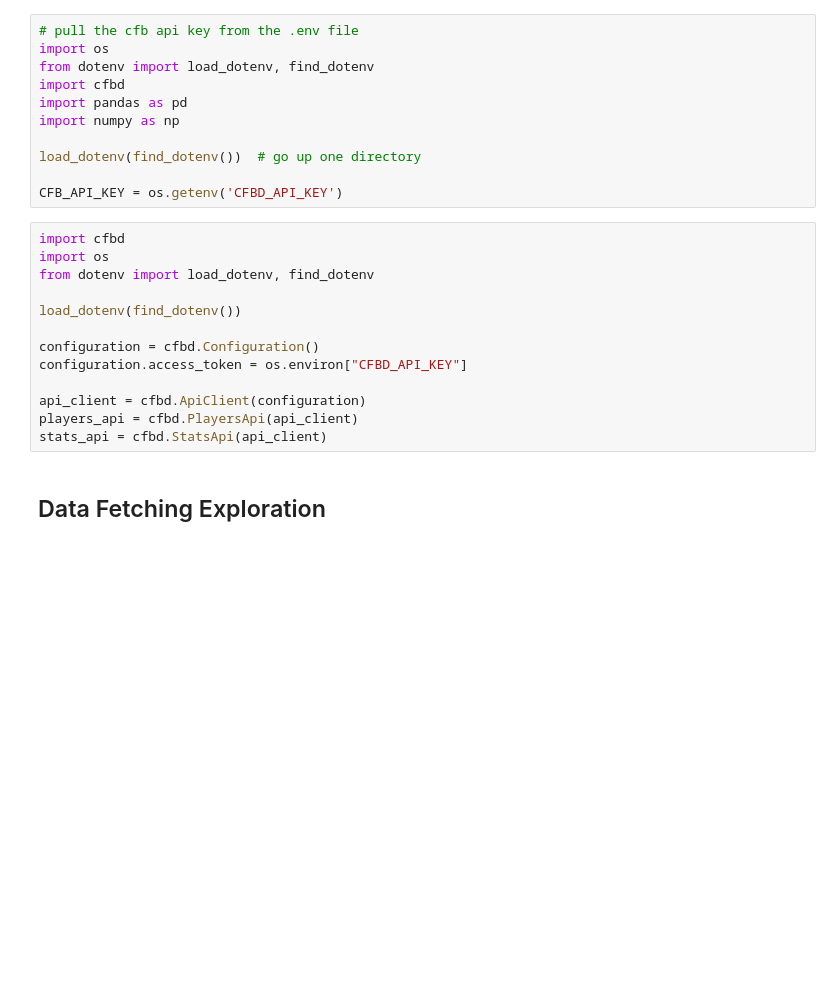
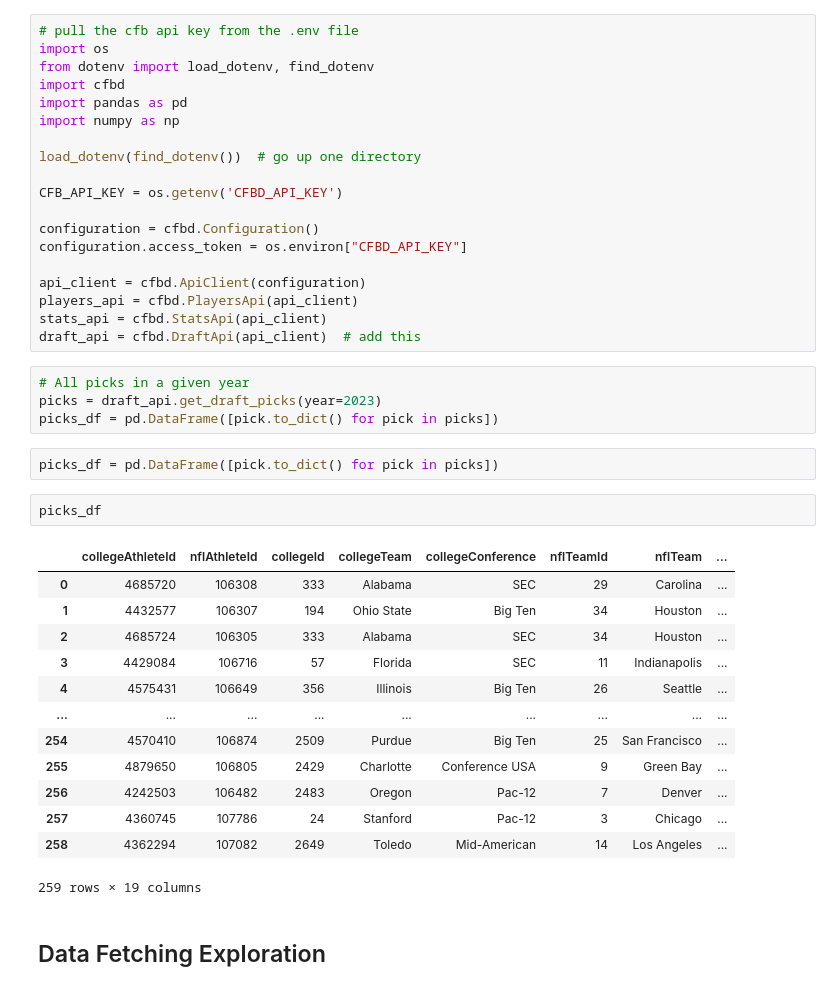
Before and after one commit to arnavk377/DraftSight, a Jupyter notebook: data/exploring_cfb.ipynb, the cells around one changed output. Saved outputs shown, nothing was run; the diff lists cells and outputs as text; blank space fills up the shorter version.

```diff
--- a/data/exploring_cfb.ipynb
+++ b/data/exploring_cfb.ipynb
@@ -9,19 +9,36 @@ import numpy as np
 load_dotenv(find_dotenv())  # go up one directory
 
 CFB_API_KEY = os.getenv('CFBD_API_KEY')
+
+configuration = cfbd.Configuration()
+configuration.access_token = os.environ["CFBD_API_KEY"]
+
+api_client = cfbd.ApiClient(configuration)
+players_api = cfbd.PlayersApi(api_client)
+stats_api = cfbd.StatsApi(api_client)
+draft_api = cfbd.DraftApi(api_client)  # add this
-# %%
-import cfbd
-import os
-from dotenv import load_dotenv, find_dotenv
-
-load_dotenv(find_dotenv())
-
-configuration = cfbd.Configuration()
-configuration.access_token = os.environ["CFBD_API_KEY"]
-
-api_client = cfbd.ApiClient(configuration)
-players_api = cfbd.PlayersApi(api_client)
-stats_api = cfbd.StatsApi(api_client)
+# %%
+# All picks in a given year
+picks = draft_api.get_draft_picks(year=2023)
+picks_df = pd.DataFrame([pick.to_dict() for pick in picks])
+# %%
+picks_df = pd.DataFrame([pick.to_dict() for pick in picks])
+# %%
+picks_df
+# %% [output]
+|  | collegeAthleteId | nflAthleteId | collegeId | collegeTeam | collegeConference | nflTeamId | nflTeam | ... |
+| 0 | 4685720 | 106308 | 333 | Alabama | SEC | 29 | Carolina | ... |
+| 1 | 4432577 | 106307 | 194 | Ohio State | Big Ten | 34 | Houston | ... |
+| 2 | 4685724 | 106305 | 333 | Alabama | SEC | 34 | Houston | ... |
+| 3 | 4429084 | 106716 | 57 | Florida | SEC | 11 | Indianapolis | ... |
+| 4 | 4575431 | 106649 | 356 | Illinois | Big Ten | 26 | Seattle | ... |
+| ... | ... | ... | ... | ... | ... | ... | ... | ... |
+| 254 | 4570410 | 106874 | 2509 | Purdue | Big Ten | 25 | San Francisco | ... |
+| 255 | 4879650 | 106805 | 2429 | Charlotte | Conference USA | 9 | Green Bay | ... |
+| 256 | 4242503 | 106482 | 2483 | Oregon | Pac-12 | 7 | Denver | ... |
+| 257 | 4360745 | 107786 | 24 | Stanford | Pac-12 | 3 | Chicago | ... |
+| 258 | 4362294 | 107082 | 2649 | Toledo | Mid-American | 14 | Los Angeles | ... |
+259 rows × 19 columns
 # %% [markdown]
 ## Data Fetching Exploration
 # %%
```
Also changed, not shown: parts of 16 cells of this notebook, 2 other files.
